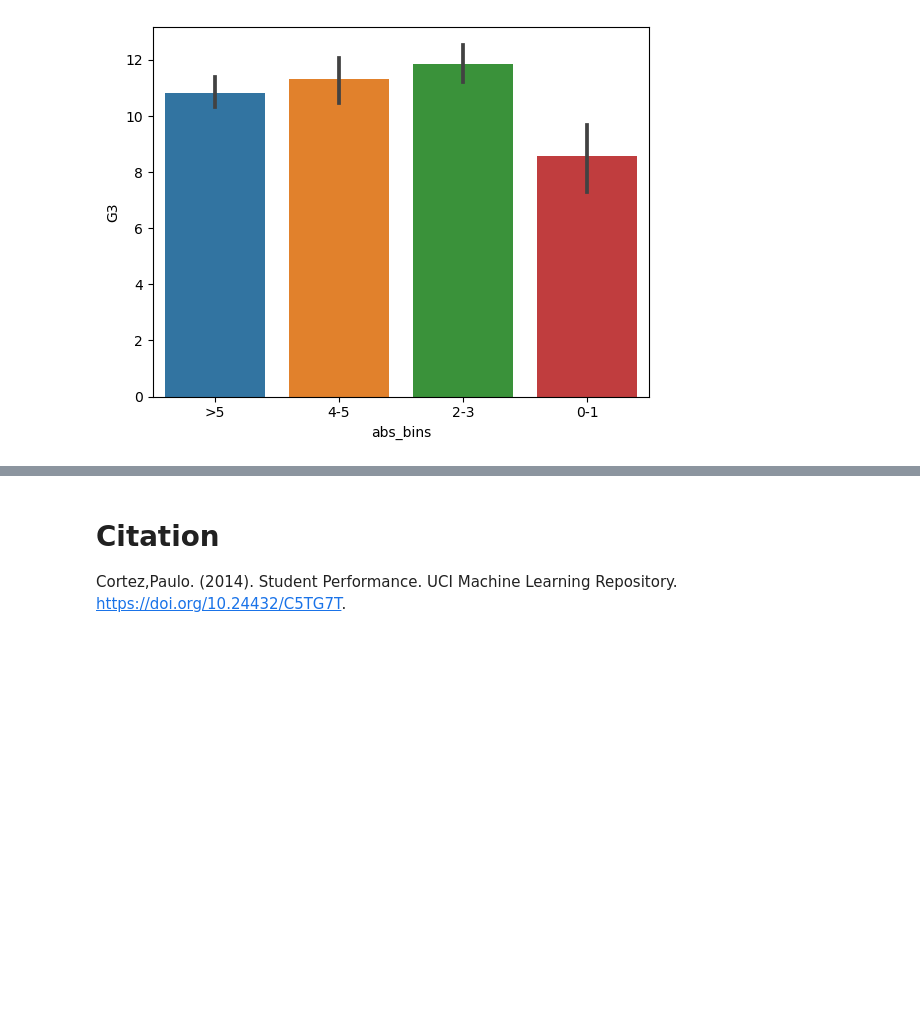
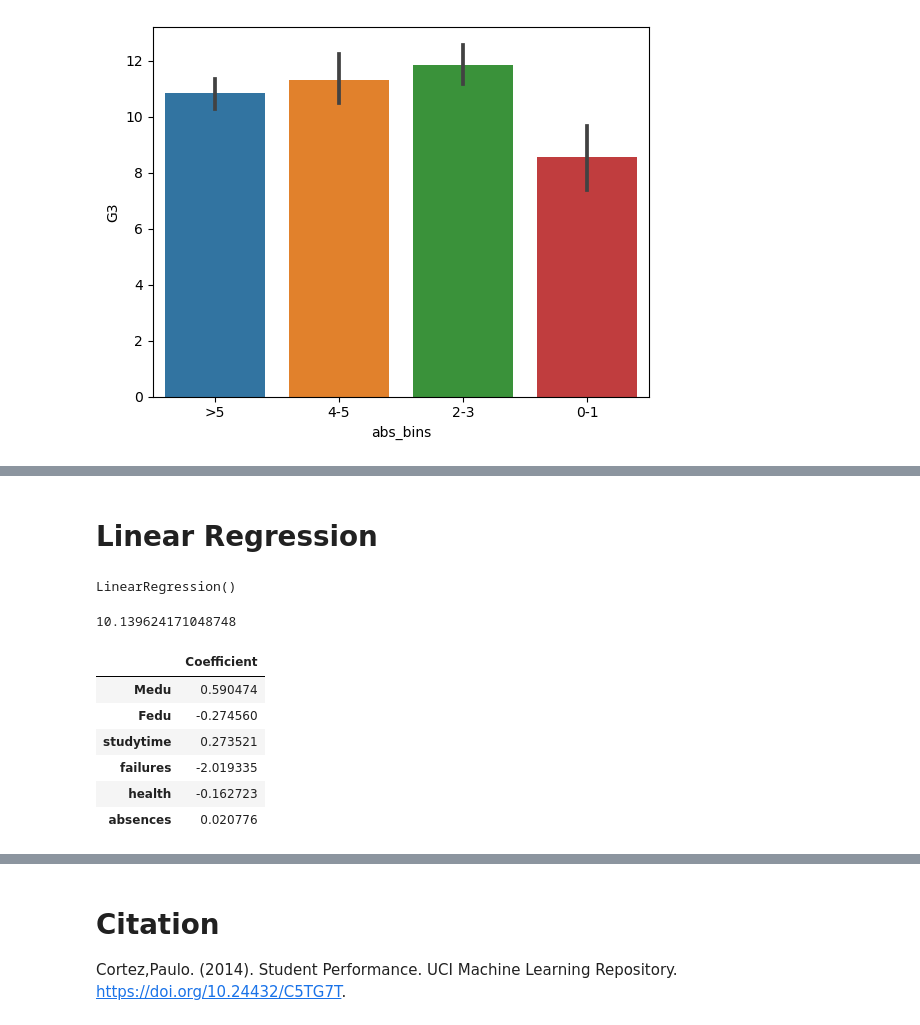
Before and after one commit to ZhangDev1/ML_Projects, a Jupyter notebook: PredictStudentPerformance/PredictStudentPerformance.ipynb, the cells around one changed output, grey strips where cells are left out. Drawn from its saved outputs; the diff is of its cells as text; code cells hidden in the pictures; blank space fills up the shorter version.

```diff
--- a/PredictStudentPerformance/PredictStudentPerformance.ipynb
+++ b/PredictStudentPerformance/PredictStudentPerformance.ipynb
@@ -184,0 +189,2 @@ As for absences, it showed an inverse trend to what I was expecting. As absences
+# %% [markdown]
+# Linear Regression
@@ -184,0 +201,23 @@ As for absences, it showed an inverse trend to what I was expecting. As absences
+# %%
+# Creating linear regression model and fitting on the training data
+
+linm = LinearRegression()
+linm.fit(X_train, y_train)
+# %% [output]
+LinearRegression()
+# %%
+# print the intercept
+print(linm.intercept_)
+
+# print the coefficients
+coeff_df = pd.DataFrame(linm.coef_,X.columns,columns=['Coefficient'])
+coeff_df
+# %% [output]
+10.139624171048748
+|  | Coefficient |
+| Medu | 0.590474 |
+| Fedu | -0.274560 |
+| studytime | 0.273521 |
+| failures | -2.019335 |
+| health | -0.162723 |
+| absences | 0.020776 |
```
Also changed, not shown: parts of 19 cells of this notebook.
